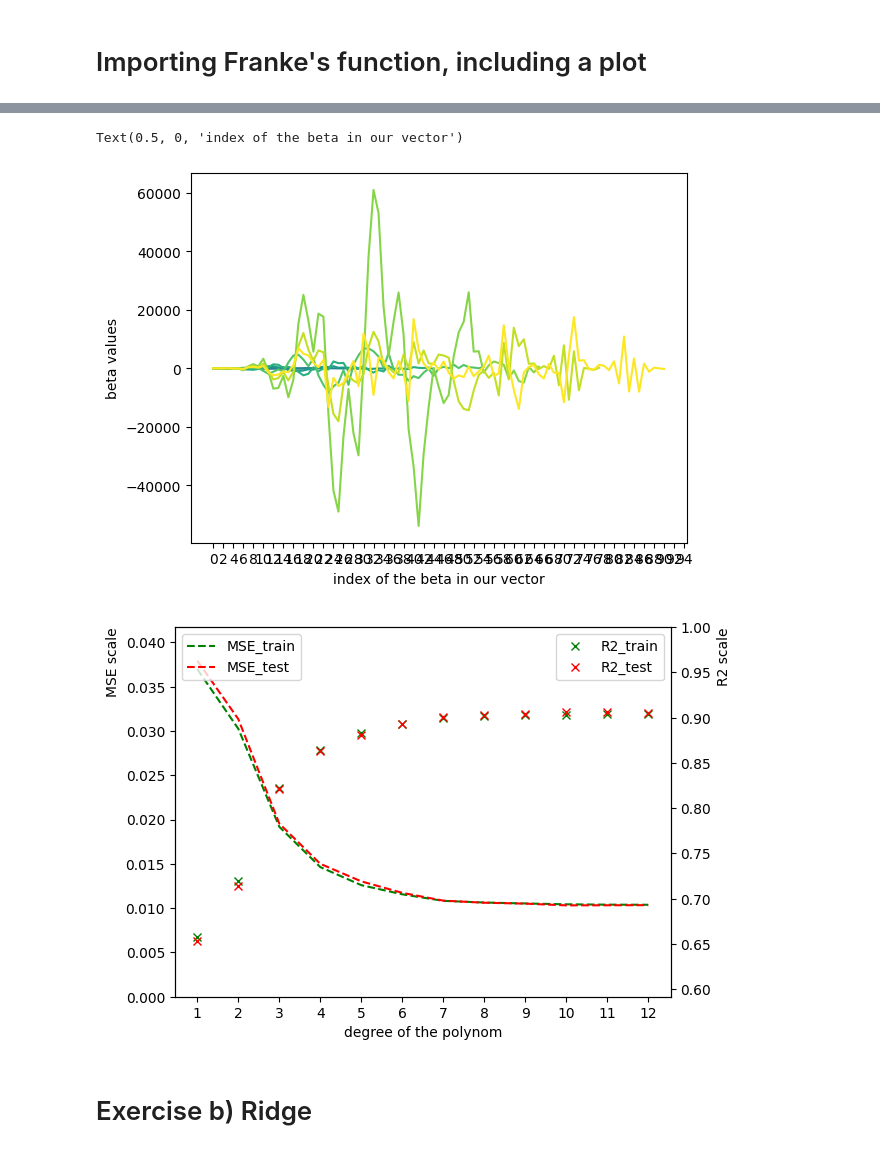
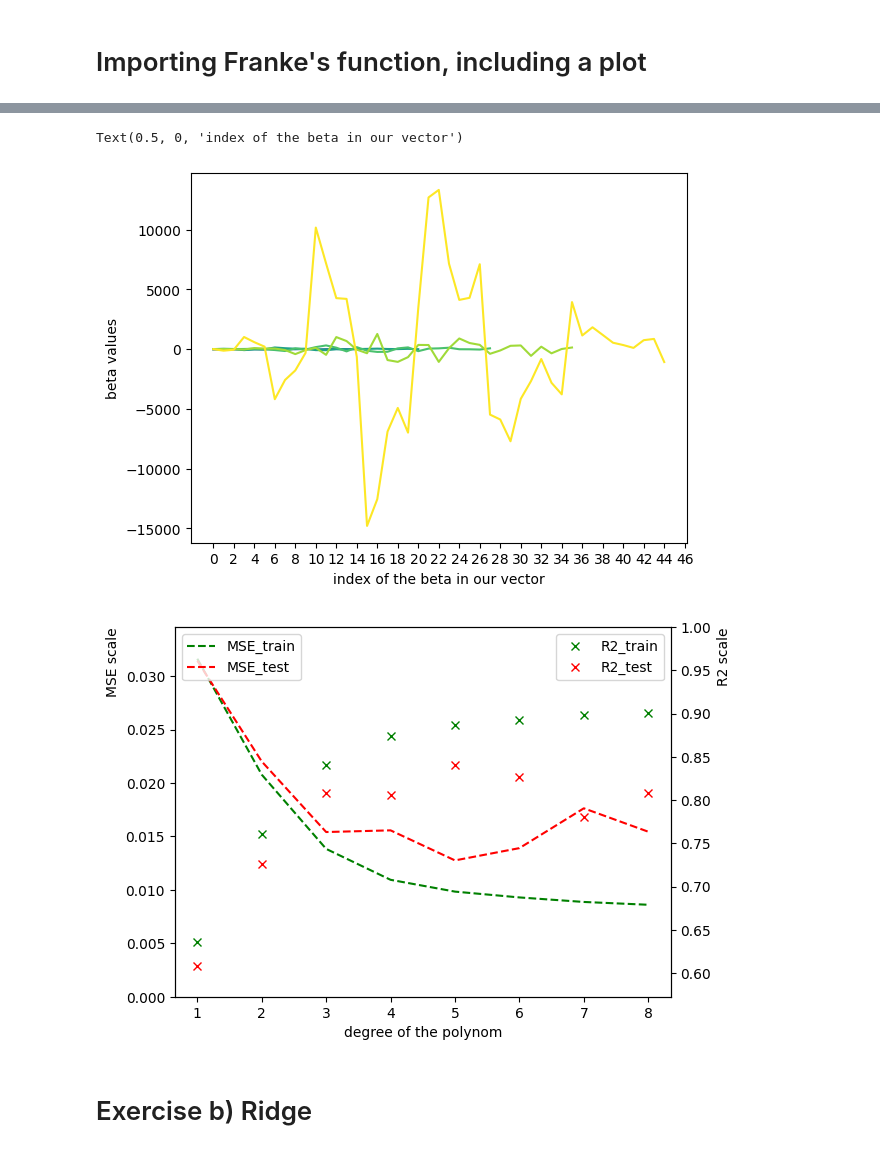
Before and after one commit to alessiasanfelici/FYS-STK4155-Project-1, a Jupyter notebook: Project-1 merged a) to c).ipynb, the cells around one changed output, grey strips where cells are left out. Drawn from its saved outputs; the diff is of its cells as text; code cells hidden in the pictures.

```diff
--- a/Project-1 merged a) to c).ipynb
+++ b/Project-1 merged a) to c).ipynb
@@ -17,8 +17,8 @@ fig = plt.figure()
 ax = fig.add_subplot(projection='3d')
 
 # Generate the data
-x = np.random.rand(100)
-y = np.random.rand(100)
+x = np.random.rand(20)
+y = np.random.rand(20)
 x = np.sort(x)
 y = np.sort(y)
 
@@ -69,7 +69,7 @@ from sklearn.linear_model import LinearRegression
 import seaborn as sns
 
 # max degree of the fitted polynomial
-degree = 12
+degree = 8
 
 # setting up the Designmatrix
 x = x.reshape(-1,1) #reshaping the meshgrid in two arrays
@@ -142,35 +142,35 @@ for i in range(1, degree+1):
 fig = plt.figure()
 
 fig2, ax1 = plt.subplots()
 plt.xlabel("degree of the polynom")
 xax = np.arange(1, degree +1)
 plt.xticks(xax)
 ax2 = ax1.twinx()
 ax2.set_ylim(np.min(rsqr_train)*0.9, 1)
 ax1.set_ylim(0, np.max(MSE_test)*1.1)
 ax1.plot(xax, MSE_train, 'g--', label='MSE_train')
 ax1.plot(xax, MSE_test, 'r--', label='MSE_test')
 ax2.plot(xax, rsqr_train, 'gx', label='R2_train')
 ax2.plot(xax, rsqr_test, 'rx', label='R2_test')
 ax1.legend(loc='upper left')
 ax2.legend(loc='upper right')
 ax1.set_ylabel('MSE scale', loc='top')
 ax2.set_ylabel('R2 scale', loc='top')
 
 # plot the beta
 fig3 = fig.subplots()
 xax2 = np.arange(0, len(X)+2, 2)
 fig3.set_xticks(xax2)
 beta_list = np.nan_to_num(beta_list)
 colors = plt.cm.viridis(np.linspace(0, 1, degree))
 for i in range(len(beta_list)):
 	fig3.plot(np.append(z_scaler, beta_list[i]), color=colors[i])
 fig3.set_ylabel("beta values")
 fig3.set_xlabel("index of the beta in our vector")
 # %% [output]
 Text(0.5, 0, 'index of the beta in our vector')
-[figure, old version]
+[figure, new version]
-[figure, old version]
+[figure, new version]
 # %%
 ## TESTING OLS
 
```
Also changed, not shown: parts of 4 cells of this notebook, 1 other file.
